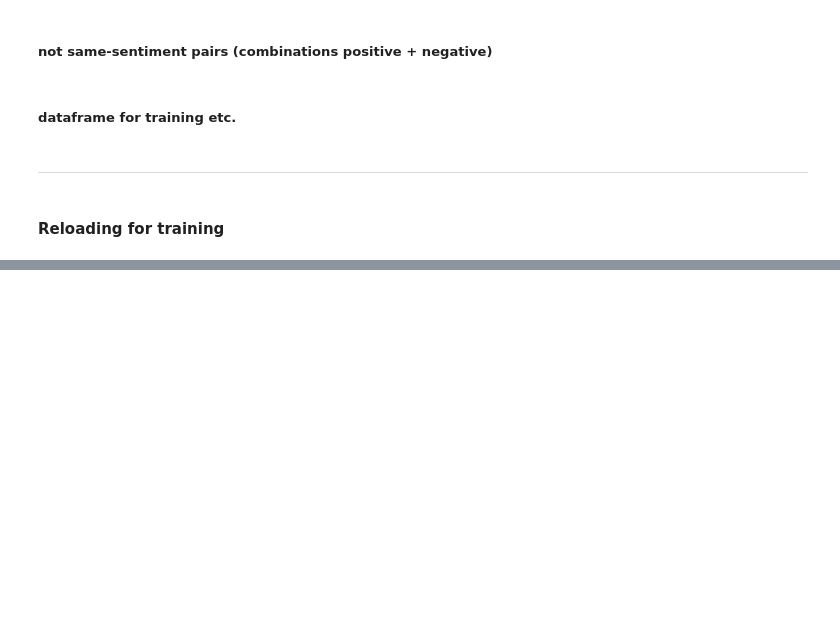
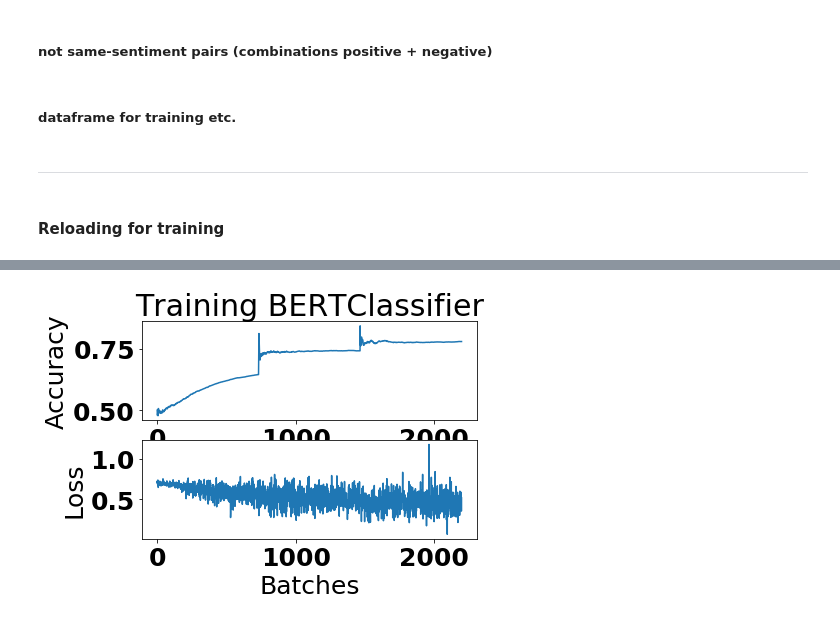
Before and after one commit to Querela/argmining19-same-side-classification, a Jupyter notebook: SentimentDatasets_Yelp_Analysis_Categories.ipynb, the cells around one changed output, grey strips where cells are left out. Cells and saved outputs as stored; diff of their text form; code cells hidden in the pictures; blank space fills up the shorter version.

Commit message:
Add uniq data set training, many functions etc

```diff
--- a/SentimentDatasets_Yelp_Analysis_Categories.ipynb
+++ b/SentimentDatasets_Yelp_Analysis_Categories.ipynb
@@ -1110,0 +1565,3 @@ test_df = all_df.iloc[idx_ratio:]
+# %%
+with Timer("setup BERT model"):
+    model, vocabulary, ctx, tokenizer, transform, loss_function, metric, all_labels = setup_bert_pro128bce(gpu=0)
@@ -1110,0 +1575,4 @@ test_df = all_df.iloc[idx_ratio:]
+# %%
+with Timer("prepare training / validation data"):
+    data_train_raw, data_train = transform_dataset(X_train, y_train, transform)
+    data_dev_raw, data_dev = transform_dataset(X_dev, y_dev, transform)
@@ -1110,0 +1582,3 @@ test_df = all_df.iloc[idx_ratio:]
+# %%
+num_epochs = 3
+batch_size = 32
@@ -1110,0 +1587,14 @@ test_df = all_df.iloc[idx_ratio:]
+# %%
+for epoch_id in range(num_epochs):
+    with Timer(f"train model - {epoch_id}"), SummaryWriter(logdir=str(fn_run_path), flush_secs=600) as sw:
+        stats = train(model, data_train, ctx, metric, loss_function, batch_size=batch_size, lr=5e-6, num_epochs=epoch_id + 1, sw=sw, checkpoint_dir=str(fn_run_path))
+        plot_train_stats(stats)
+
+    with Timer(f"evaluate - {epoch_id}"), SummaryWriter(logdir=str(fn_run_path), flush_secs=600) as sw:
+        all_predictions, cum_loss = predict(model, data_dev, ctx, metric, loss_function, batch_size=batch_size, sw=sw)
+        print(f"Accuracy in epoch {epoch_id}:", metric.get()[1])
+
+        y_true, y_pred = predict_out_to_ys(all_predictions, all_labels)
+        report_training_results(y_true, y_pred, name=f"BERTClassifier - {run_name}", heatmap=False)
+
+    model.save_parameters(str(fn_run_path / "bert.model.params"))
@@ -1110,0 +1621,4 @@ test_df = all_df.iloc[idx_ratio:]
+# %%
+plot_train_stats(stats)
+# %% [output]
+[figure, added]
```
Also changed, not shown: parts of 74 cells of this notebook.
